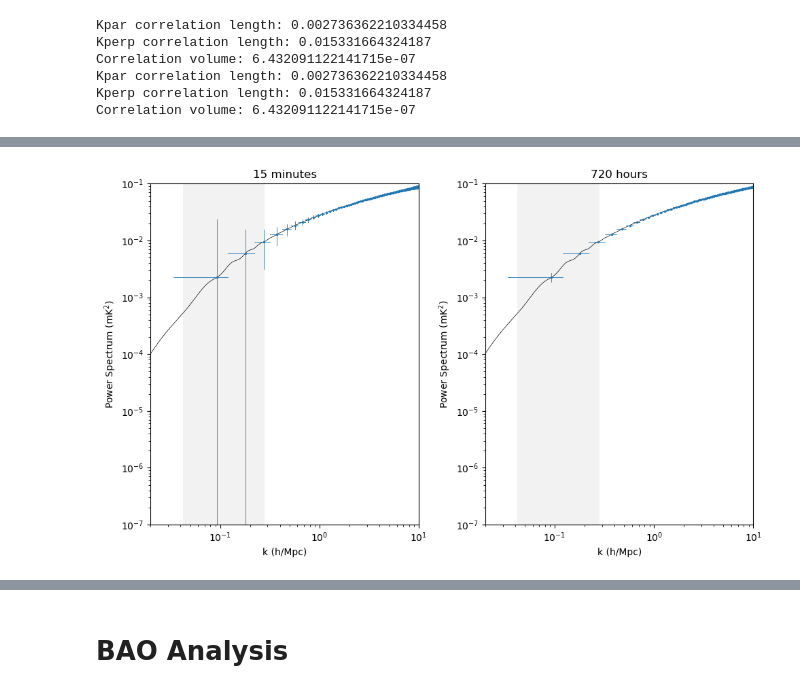
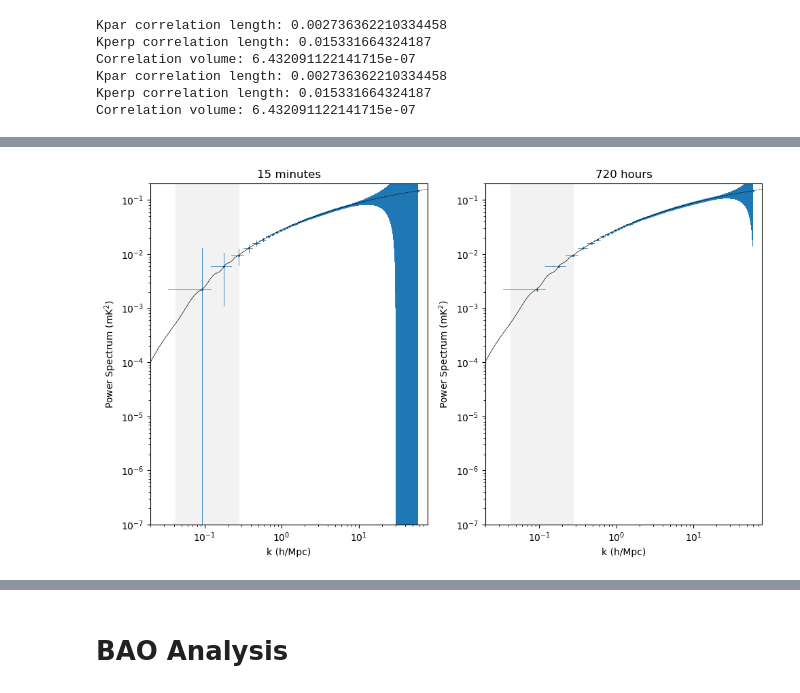
Before and after one commit to rlbyrne/PSsensitivity, a Jupyter notebook: plot_DSA2000_sensitivity.ipynb, the cells around one changed output, grey strips where cells are left out. Saved outputs shown, nothing was run; the diff lists cells and outputs as text; code cells hidden in the pictures.

```diff
--- a/plot_DSA2000_sensitivity.ipynb
+++ b/plot_DSA2000_sensitivity.ipynb
@@ -374,7 +402,7 @@ plt.show()
 # %%
 binned_ps_sample_variance_horizon_cut = array_sensitivity.get_sample_variance(
-    ps_model,  # Units mK^2
-    model_k_axis,  # Units h/Mpc
+    ps_model_extended,  # Units mK^2
+    model_k_axis_extended,  # Units h/Mpc
     field_of_view_deg2=field_of_view_deg2,
     min_freq_hz=min_freq_hz,
     max_freq_hz=max_freq_hz,
@@ -383,8 +411,8 @@ binned_ps_sample_variance_horizon_cut = array_sensitivity.get_sample_variance(
     wedge_extent_deg=90.0,
 )
 binned_ps_sample_variance_fov_cut = array_sensitivity.get_sample_variance(
-    ps_model,  # Units mK^2
-    model_k_axis,  # Units h/Mpc
+    ps_model_extended,  # Units mK^2
+    model_k_axis_extended,  # Units h/Mpc
     field_of_view_deg2=field_of_view_deg2,
     min_freq_hz=min_freq_hz,
     max_freq_hz=max_freq_hz,
@@ -409,7 +437,8 @@ legend_labels = [
     "3$\pi$ sr.",
     "Predicted Signal",
 ]
-xrange = [2e-2, 10]
+#xrange = [2e-2, 10]
+xrange = [2e-2, np.max(kperp_bin_edges)]
 yrange = [1e-7, 1e-1]
 
 legend_lines = [Line2D([0], [0], linewidth=0.8, marker="o", markersize=1, color=color) for color in colors]
@@ -567,8 +597,8 @@ legend_labels = [
     "3$\pi$ sr.",
     "Predicted Signal",
 ]
-xrange = [2e-2, 10]
-yrange = [1e-7, 1e-1]
+xrange = [2e-2, np.max(kperp_bin_edges)]
+yrange = [1e-7, 2e-1]
 
 legend_lines = [Line2D([0], [0], linewidth=0.8, marker="o", markersize=1, color=color) for color in colors]
 legend_lines = legend_lines + [Line2D([0], [0], linewidth=0.5, marker="none", color="black")]
@@ -703,10 +734,10 @@ combined_variance_horizon_cut = (
 combined_variance_fov_cut_15_min = binned_ps_variance_fov_cut + binned_ps_sample_variance_fov_cut + binned_ps_shot_noise_fov_cut
 combined_variance_horizon_cut_15_min = binned_ps_variance_horizon_cut + binned_ps_sample_variance_horizon_cut + binned_ps_shot_noise_horizon_cut
 # %%
-ps_model_interp = np.interp(true_bin_centers_fov_cut, model_k_axis, ps_model)
+ps_model_interp = np.interp(true_bin_centers_fov_cut, model_k_axis_extended, ps_model_extended)
 # %%
-xrange = [2e-2, 10]
-yrange = [1e-7, 1e-1]
+xrange = [2e-2, np.max(kperp_bin_edges)]
+yrange = [1e-7, 2e-1]
 
 fig, ax = plt.subplots(nrows=1, ncols=2, figsize=(10,6))
 
@@ -717,9 +748,6 @@ for int_time_ind in range(2):
     else:
         var_use = combined_variance_fov_cut
         title = "720 hours"
-
-    # Plot theory line
-    ax[int_time_ind].plot(model_k_axis, ps_model, color="black", marker="none", linewidth=0.5)
 
     # Plot BAO scales
     ax[int_time_ind].fill_between(bao_scales_k, [yrange[0], yrange[0]], [yrange[1], yrange[1]], color="grey", alpha=.1, linewidth=0)
@@ -729,35 +757,39 @@ for int_time_ind in range(2):
         xvals = [true_bin_centers_fov_cut[ind], true_bin_centers_fov_cut[ind]]
         yvals = [
             ps_model_interp[ind] - np.sqrt(var_use[ind]),
             ps_model_interp[ind] + np.sqrt(var_use[ind])
         ]
         ax[int_time_ind].plot(
             xvals,
             yvals,
             color="tab:blue",
             linewidth=0.6,
             marker="none"
         )
         ax[int_time_ind].plot(
             true_bin_edges_fov_cut[ind, :],
             [ps_model_interp[ind], ps_model_interp[ind]],
             marker="none",
             linewidth=0.6,
             color="tab:blue",
         )
 
+    # Plot theory line
+    ax[int_time_ind].plot(model_k_axis, ps_model, color="black", marker="none", linewidth=0.5)
+    ax[int_time_ind].plot(model_k_axis_extrapolate, ps_model_extrapolate, linestyle="dashed", color="black", marker="none", linewidth=0.5)
+
     ax[int_time_ind].set_yscale("log")
     ax[int_time_ind].set_xscale("log")
     ax[int_time_ind].set_xlim(xrange)
     ax[int_time_ind].set_ylim(yrange)
     ax[int_time_ind].set_xlabel("k (h/Mpc)")
     ax[int_time_ind].set_ylabel("Power Spectrum (mK$^2$)")
     ax[int_time_ind].set_title(title)
 plt.tight_layout()
-plt.savefig("plots/error_bars.png")
+plt.savefig("plots/error_bars.png", dpi=300)
 plt.show()
 # %% [output]
-[figure, old version]
+[figure, new version]
 # %%
 detected_inds = np.where(ps_model_interp > 5*np.sqrt(combined_variance_fov_cut_15_min))
 print(f"Min mode: {np.min(true_bin_edges_fov_cut[detected_inds, 0])}")
```
Also changed, not shown: parts of 21 cells of this notebook, 8 other files.
